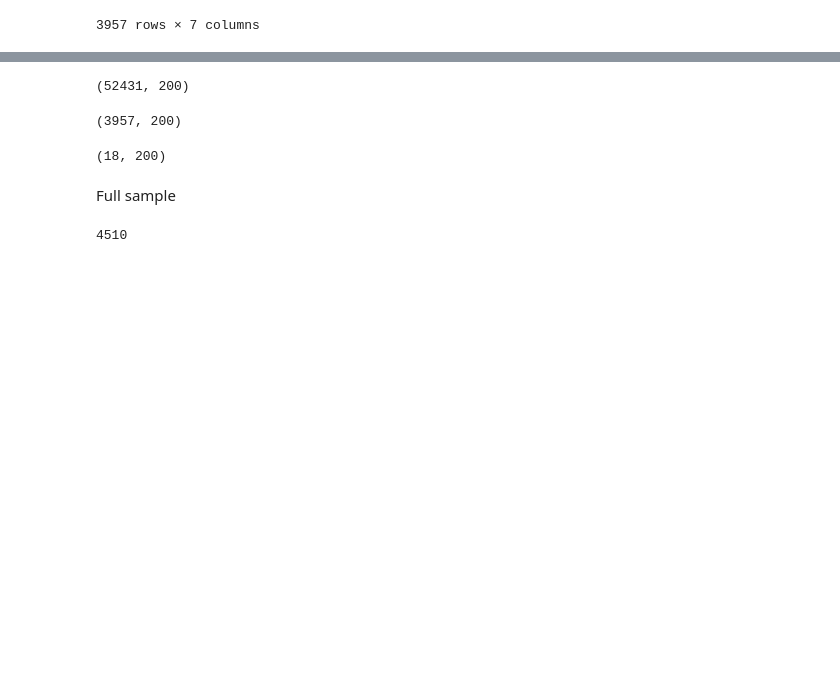
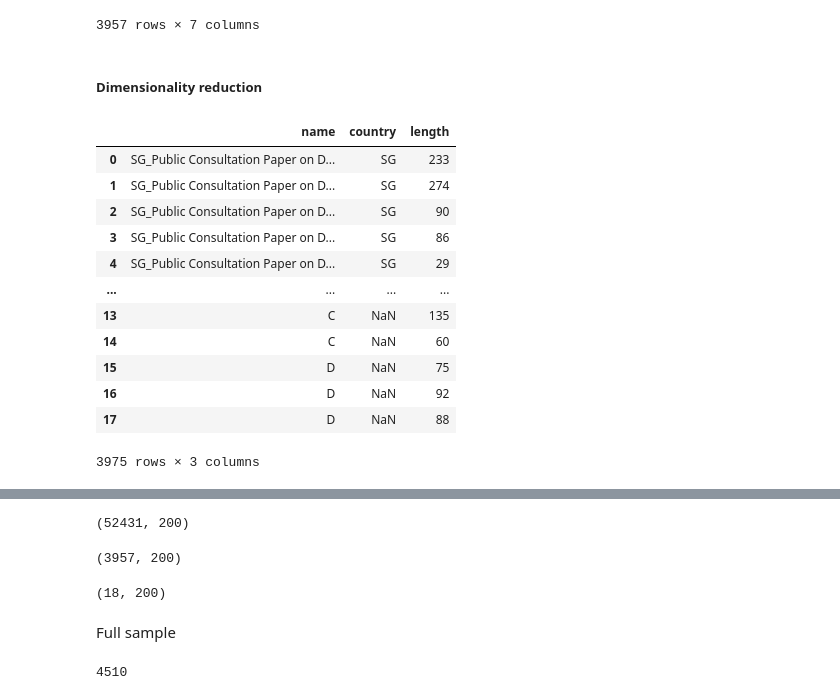
Before and after one commit to janinepdevera/legal-text-classification-CIA, a Jupyter notebook: code/python/02 models.ipynb, the cells around one changed output, grey strips where cells are left out. Drawn from its saved outputs; the diff is of its cells as text; code cells hidden in the pictures; blank space fills up the shorter version.

```diff
--- a/code/python/02 models.ipynb
+++ b/code/python/02 models.ipynb
@@ -29,7 +30,7 @@ os.getcwd()
 # %% [output]
 '/Users/janinedevera/Documents/School/MDS 2021-2023/Thesis/multilabel-legal-text-classification-CIA'
 # %%
-text = pd.read_csv("data/legal_texts_pipeline.csv")
+text = pd.read_csv("data/01 legal_texts_pipeline.csv")
 # %%
 text
 # %% [output]
@@ -174,3 +175,26 @@ text
 text_scores_glove = pd.merge(text, scores_df, left_index=True, right_index=True)
 # %%
 text_scores_glove.to_csv("data/scores/sim_scores_glove.csv")
+# %% [markdown]
+##### Dimensionality reduction
+# %%
+# df combining text and labels
+df_comb = (text[['file_name', 'country', 'length']]
+           .rename(columns = {'file_name':'name'})
+           .append(defs[['Main_Cat', 'length']]
+                   .rename(columns = {'Main_Cat':'name'})))
+df_comb
+# %% [output]
+|  | name | country | length |
+| 0 | SG_Public Consultation Paper on D... | SG | 233 |
+| 1 | SG_Public Consultation Paper on D... | SG | 274 |
+| 2 | SG_Public Consultation Paper on D... | SG | 90 |
+| 3 | SG_Public Consultation Paper on D... | SG | 86 |
+| 4 | SG_Public Consultation Paper on D... | SG | 29 |
+| ... | ... | ... | ... |
+| 13 | C | NaN | 135 |
+| 14 | C | NaN | 60 |
+| 15 | D | NaN | 75 |
+| 16 | D | NaN | 92 |
+| 17 | D | NaN | 88 |
+3975 rows × 3 columns
```
Also changed, not shown: parts of 19 cells of this notebook, 3 other files.
